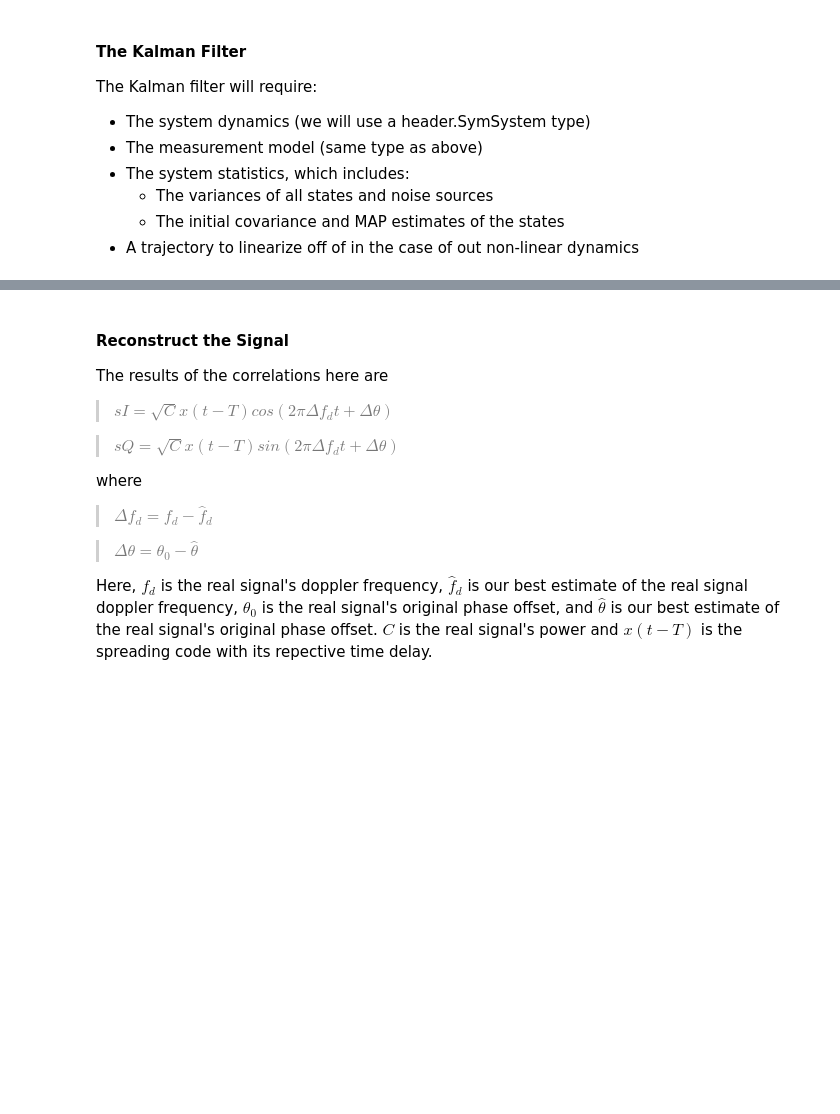
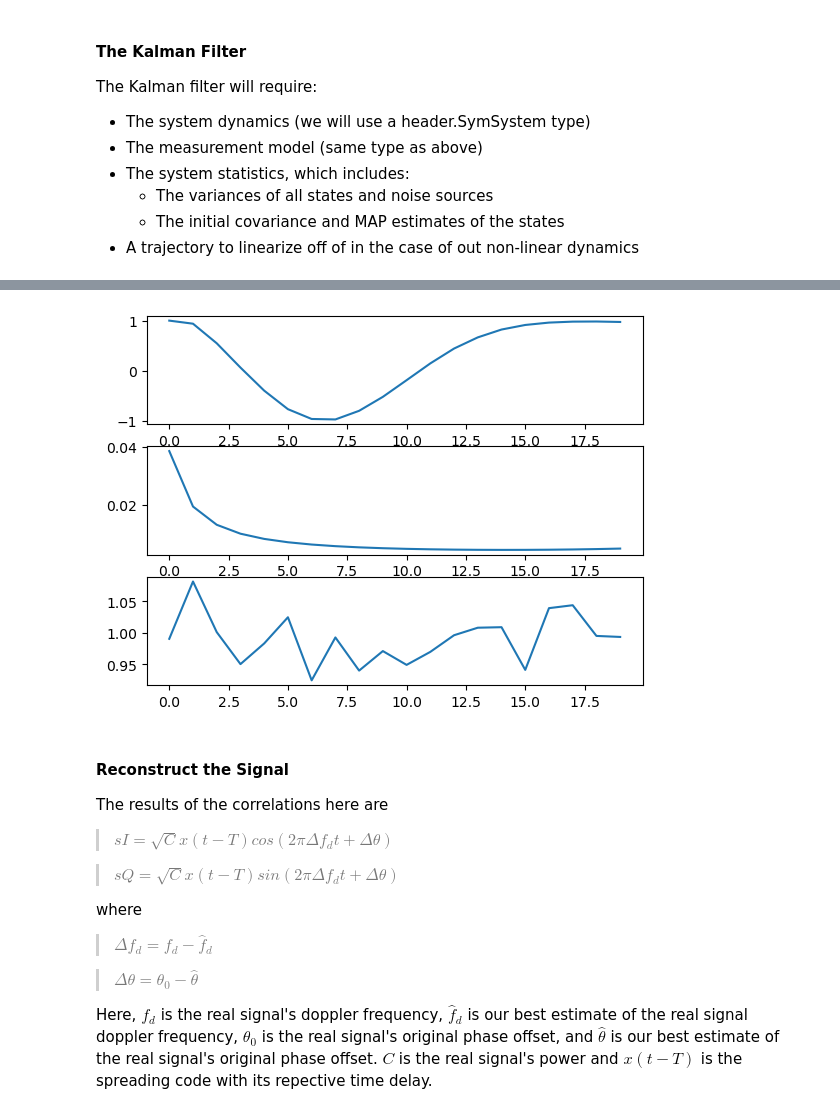
Before and after one commit to lbednarz/PhDResearch, a Jupyter notebook: coastingProblemsv.ipynb, the cells around one changed output, grey strips where cells are left out. Cells and saved outputs as stored; diff of their text form; code cells hidden in the pictures; blank space fills up the shorter version.

Commit message:
fixed kalman filter

```diff
--- a/coastingProblemsv.ipynb
+++ b/coastingProblemsv.ipynb
@@ -147,17 +147,15 @@ The Kalman filter will require:
 
 ###### The init_args ######
 # sys is defined above
-initials = np.array([np.pi/2+.001, 10, .001, 1, np.pi/2])
+initials = np.array([np.pi/2+.001, 0, .001, 1])
 initials = np.transpose(initials)
-var_list = list([theta, v, b, a, phi_0])
+var_list = list([theta, v, b, a])
 feilds = list(["A", "B", "G", "C", "D"]) # form elements of control system
 init_args_keys = list(["sys","initials","var_list","fields"])
 init_arg_fields = list([sys, initials, var_list, feilds])
 init_args = dict.fromkeys(init_args_keys)
-i = 0
-for key in init_args_keys:
+for i, key in enumerate(init_args_keys):
     init_args[key] = init_arg_fields[i]
-    i = i + 1
 
 ###### The statistics of the system, 'stats' ######
 # initial states
@@ -165,14 +163,12 @@ theta0 = phi_0 + .001       # unitless
 v = 10                      # m/s
 bias0 = .0001               # m/s
 a0 = 1                      # unitless?
-x0    = np.transpose(np.array([theta0, v, bias0, a0]))
+x0 = np.transpose(np.array([theta0, v, bias0, a0]))
 stats_keys = list(["P0", "x0", "W", "V"])
 fields = list([P0, x0, W, V])
 stats = dict.fromkeys(stats_keys)
-i = 0
-for keys in stats_keys:
+for i, keys in enumerate(stats_keys):
     stats[keys] = fields[i]
-    i = i + 1
 # %%
 # discrete form of symbolic system via ZOH
 # TODO replace with Van Loan's method
@@ -209,21 +221,24 @@ $\begin{pmatrix} \frac{z^2 - 2.11*z + 1.11}{10.0z^3 - 31.05z^2 + 32.10z - 11.10}
 # we're almost ready to pass this to the kalman filter, but we'll need a trajectory to linearize the system with.
 # this is a case-by-case tool, so it will require a redo for each situation we wish to face.
 traj: float = np.matrix(np.zeros((nx,int(st*Ts))))
+traj[:,0]   = np.transpose(np.matrix(init_args["initials"]))
 u: float    = np.matrix(np.zeros((nu,int(st*Ts))))
-v_k = 0
+rng = np.random.default_rng()
+f = .5 + rng.standard_normal(int(st*Ts))
+v_k = 0 + f[0]
 phi_nom = np.pi/2 # nominal phase value
-v_ts = np.matrix([[phi_nom],[v_k],[0],[1]])
+b_nom = 0.001 # nominal bias value
+a_nom = 1.0
+v_ts = np.matrix([[phi_nom],[v_k],[b_nom],[a_nom]])
 v_nom= sys.A[1,:]*v_ts
-b_nom = 0.0 # nominal bias value will be zero
 init_args_hold = init_args
 for i in range(0,int(st*Ts),1):
-    u[:,i] = np.matrix([[1+np.random.randn()],[9.81],[v_d/(v_d+v_s)]])
+    u[:,i] = np.matrix([[f[i]],[9.81],[v_d/(v_d+v_s)]])
 for i in range(1,int(st*Ts),1):
     sysd_hold = initialize.initialize(init_args_hold)
-    traj[:,i] = np.matrix([[phi_nom],[v_nom[0,0]],[0],[1]], dtype=float)
-    u_nom = u[1,i]
-    v_nom = sysd_hold.A[1,:]*np.matrix([[phi_nom],[v_nom[0,0]],[b_nom],[1]], dtype=float)+u_nom
+    traj[:,i] = np.matrix([[phi_nom],[v_nom[0,0]],[b_nom],[a_nom]], dtype=float)
+    u_nom = u[0,i]
+    v_nom = sysd_hold.A[1,:]*np.matrix([[phi_nom],[v_nom[0,0]],[b_nom],[a_nom]], dtype=float)+u_nom
     if i != int(st*Ts):
-        fill: float = np.matrix([[1],[np.pi/2]])
-        initals_hold: float = np.array(np.concatenate((traj[:,i],fill), axis=0))
+        initals_hold: float = np.array(traj[:,i])
         init_args_hold["initials"] = initals_hold
@@ -302,6 +271,6 @@ x, P, Pbar, K_list, H_list, Phi_list = kf.KalmanFilter(sysd, init_args, traj, st
 # %%
 # run kalman filter
-# x, P, Pbar, K_list, H_list, Phi_list = kf.KalmanFilter(sysd, init_args, traj, stats, Ts, st, u,"R")
+x, P, Pbar, K_list, H_list, Phi_list = kf.KalmanFilter(sysd, init_args, traj, stats, Ts, st, u,"S")
 # %%
 n = nx
 m = dH.shape[0]
@@ -314,24 +283,28 @@ for i in range(1,int(st*Ts)-1,1):
     exc = (np.eye(nx,nx)-K*H)*A
 # %%
 zk = np.array(pd.read_csv('zk.csv'))
+zk = zk[:,1:-1]
 x = np.array(x)
 P_tmp = np.array(P)
 u_tmp = np.array(u)
 # %%
 import matplotlib.pyplot as plt
 
 fig, ax = plt.subplots(3)
 P_theta = P[0,:]
-P_theta = P_theta[0,::3]
+P_theta = P_theta[0,::nx]
 sig_theta = np.sqrt(P_theta)
 xplt = x[0,0:20]
+a = x[3,0:20]
 k = range(0,xplt.size,1)
 
-ax[0].plot(k,np.cos(xplt))
+ax[0].plot(k,a*np.sin(xplt))
 ax[1].plot(k,np.transpose(P_theta[0,0:20]))
 ax[2].plot(k,zk[0,0:20])
 
 plt.show()
+# %% [output]
+[figure, added]
 # %% [markdown]
 #### Reconstruct the Signal
 
```
Also changed, not shown: parts of 9 cells of this notebook, 3 other files.
